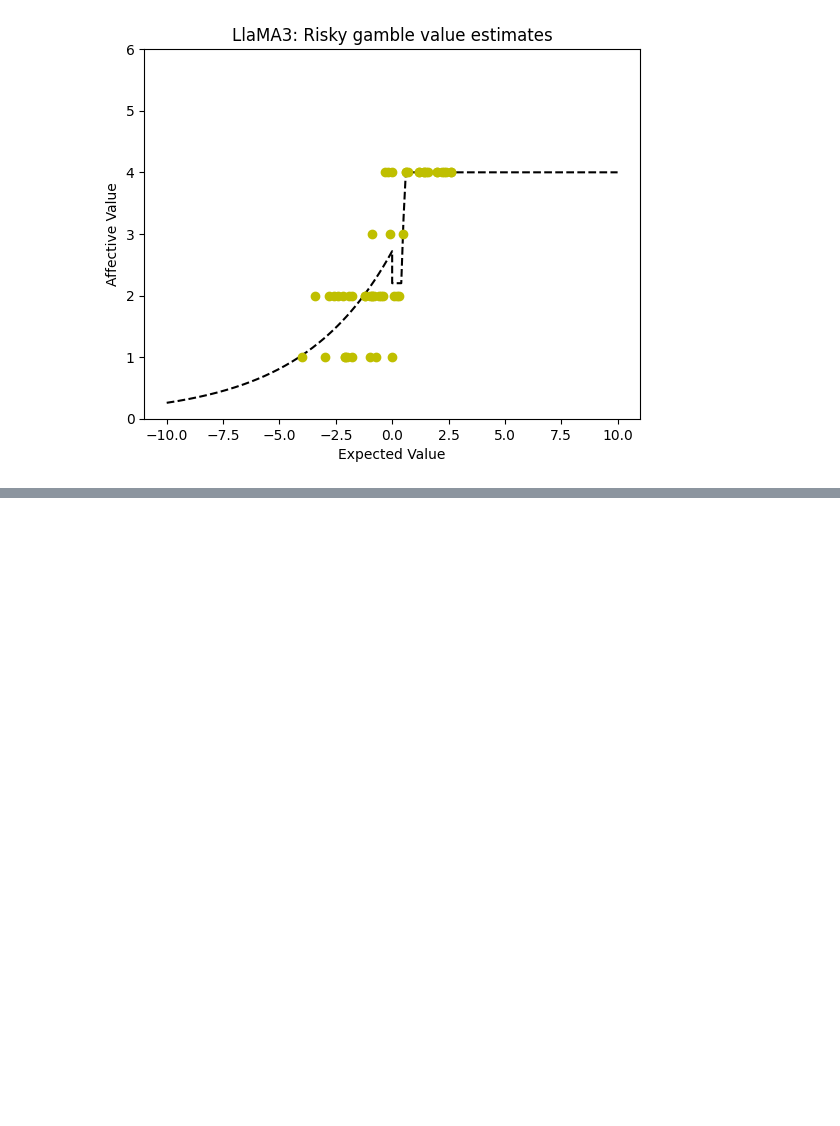
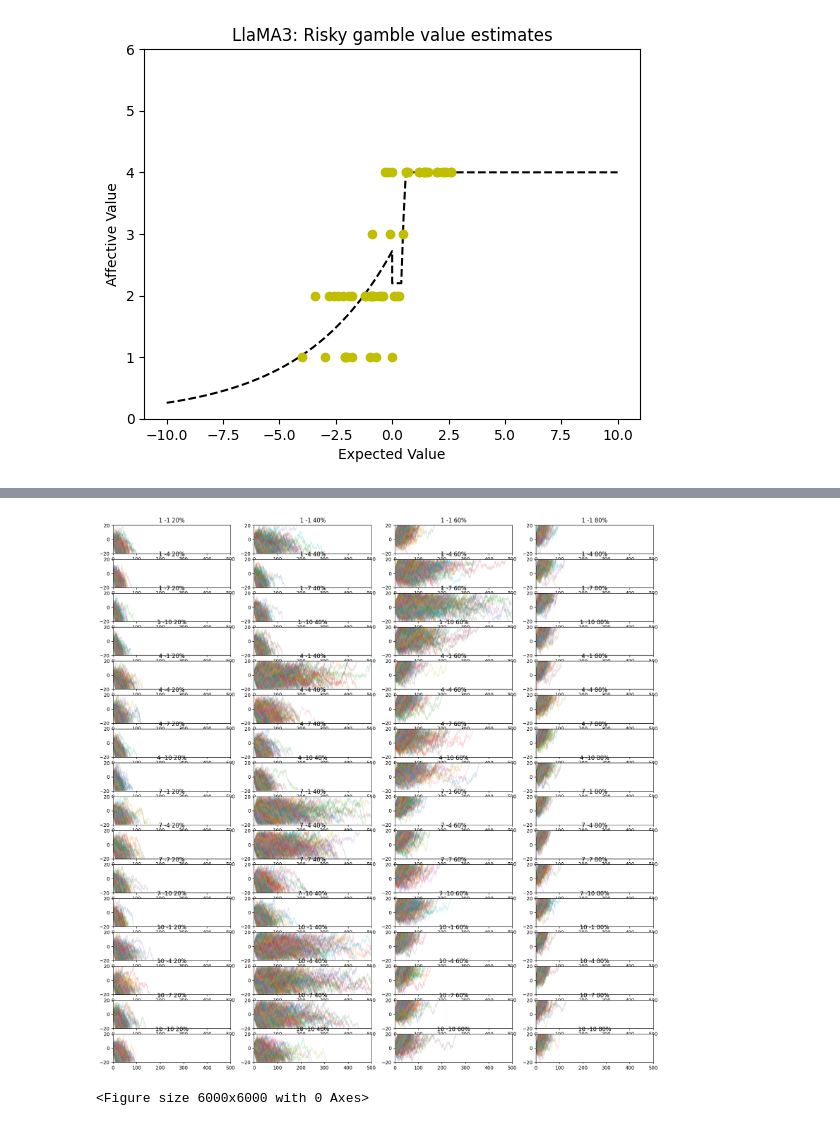
Before and after one commit to paulstillman/minordia, a Jupyter notebook: examples/gambles_logits.ipynb, the cells around one changed output, grey strips where cells are left out. Cells and saved outputs as stored; diff of their text form; code cells hidden in the pictures; blank space fills up the shorter version.

```diff
--- a/examples/gambles_logits.ipynb
+++ b/examples/gambles_logits.ipynb
@@ -187,0 +478,7 @@ d
+# %%
+import pickle
+with open("./data.pkl", 'wb') as f:
+  pickle.dump(RESULTS, f)
+# %%
+with open("./data.pkl", 'rb') as f:
+  dataset = pickle.load(f)
@@ -187,0 +505,46 @@ d
+# %%
+fig, axs = plt.subplots(16, 4)
+
+for i, ax in enumerate(axs.flat):
+
+  gv = dataset["GV"][i]
+  bv = dataset["BV"][i]
+  pw = dataset["PW"][i]
+  outputs = dataset["softmax"][i]
+
+  min_threshold = -20
+  max_threshold = 20
+  dist = outputs
+  scores = [-3, -2, -1, 1, 2, 3]
+  values_trials = []
+
+  rts = []
+  response = []
+
+  for trial in range(500):
+      values = [0]
+      timesteps = 0
+
+      while values[-1] > min_threshold and values[-1] < max_threshold:
+          timesteps += 1
+
+          choice = np.random.choice(scores, p=dist)
+          values.append(values[-1] + choice)
+
+      print(f"Took {timesteps} steps.")
+      ax.plot(np.arange(timesteps+1), values, alpha=0.2)
+      ax.set_title(f"{gv} {bv} {pw}")
+      ax.set_ylim([min_threshold, max_threshold])
+      ax.set_xlim([0, 500])
+
+
+      rts.append(timesteps)
+      if values[-1] < min_threshold:
+          response.append(-1)
+      else:
+          response.append(+1)
+
+fig=plt.figure(dpi= 300, facecolor='w', edgecolor='k')
+# plt.savefig("./fig.png")
+plt.show()
+# %% [output]
@@ -187,0 +568,2 @@ d
+[figure, added]
+<Figure size 6000x6000 with 0 Axes>
```
Also changed, not shown: parts of 9 cells of this notebook, 2 other files.
